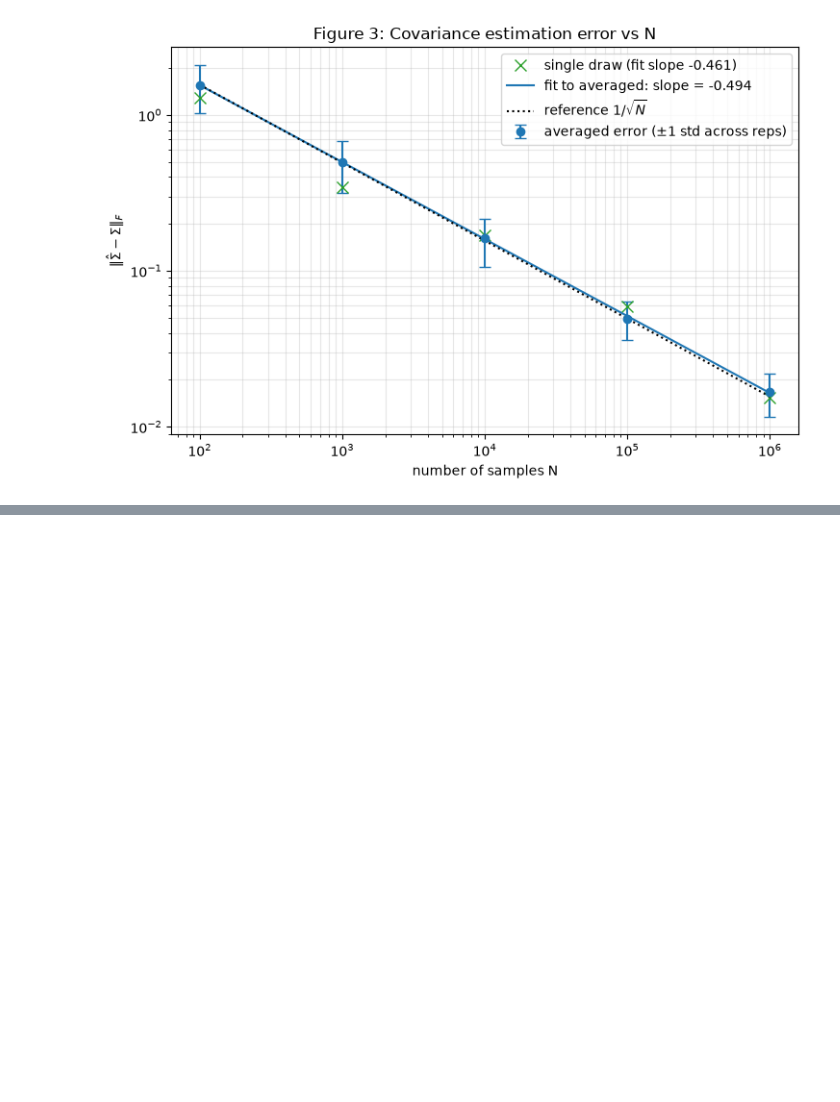
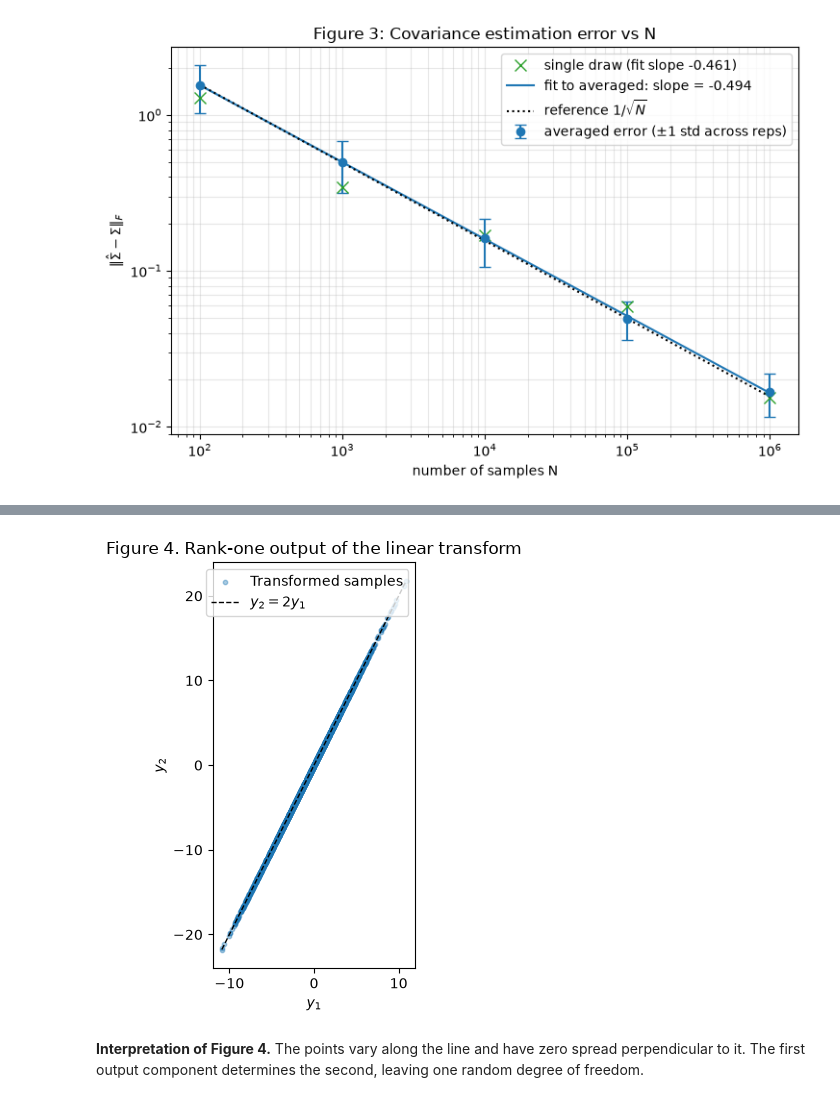
Before and after one commit to ludypalacios/mini-projects, a Jupyter notebook: Mini-Project-3/mp3.ipynb, the cells around one changed output, grey strips where cells are left out. Saved outputs shown, nothing was run; the diff lists cells and outputs as text; code cells hidden in the pictures; blank space fills up the shorter version.

```diff
--- a/Mini-Project-3/mp3.ipynb
+++ b/Mini-Project-3/mp3.ipynb
@@ -488,0 +651,15 @@ Total runtime: 21.1 s
+# %%
+line_subset = Y_line[:3000]
+ends = np.array([line_subset[:, 0].min(), line_subset[:, 0].max()])
+fig, ax = plt.subplots(figsize=(6, 5))
+ax.scatter(*line_subset.T, s=10, alpha=0.38, label="Transformed samples")
+ax.plot(ends, 2 * ends, "k--", lw=1, label=r"$y_2=2y_1$")
+ax.set(xlabel=r"$y_1$", ylabel=r"$y_2$", title="Figure 4. Rank-one output of the linear transform")
+ax.set_aspect("equal")
+ax.legend()
+fig.tight_layout()
+plt.show()
+# %% [output]
+[figure, added]
+# %% [markdown]
+**Interpretation of Figure 4.** The points vary along the line and have zero spread perpendicular to it. The first output component determines the second, leaving one random degree of freedom.
```
Also changed, not shown: parts of 36 cells of this notebook, 1 other file.
